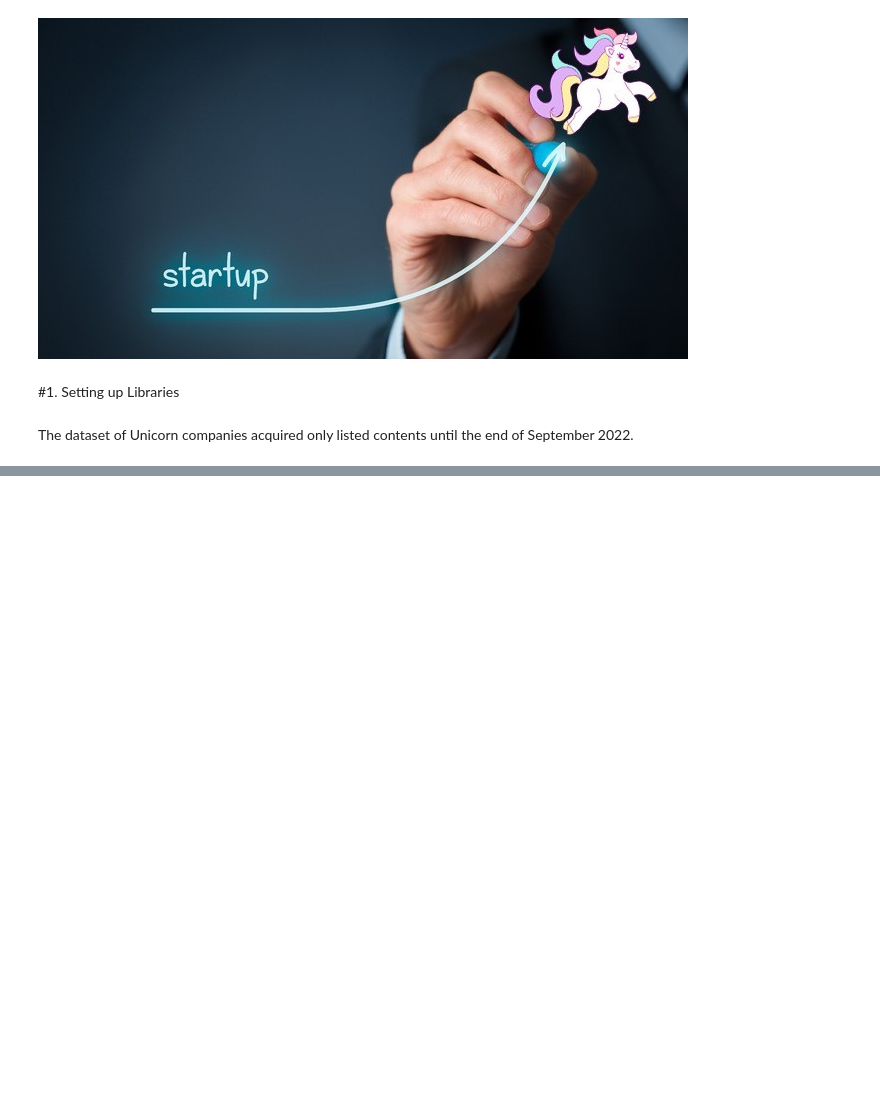
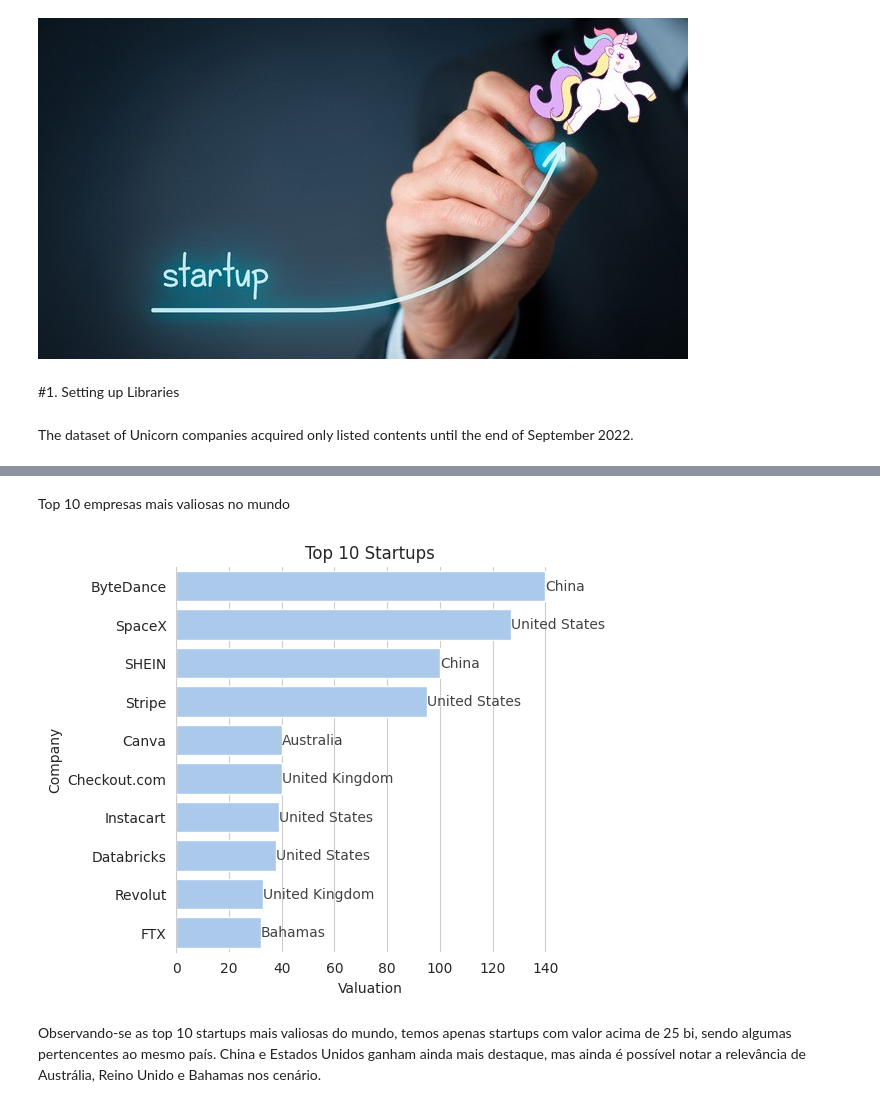
Before and after one commit to gabriel-cm-saldanha/Unicorn_Startups, a Jupyter notebook: Projeto_Unicornios.ipynb, the cells around one changed output, grey strips where cells are left out. Cells and saved outputs as stored; diff of their text form; code cells hidden in the pictures; blank space fills up the shorter version.

```diff
--- a/Projeto_Unicornios.ipynb
+++ b/Projeto_Unicornios.ipynb
@@ -42,0 +166,4 @@ df.head()
+# %%
+df.loc[df_ref.index, ['Industry']] = df_ref[['City']].values
+df.loc[df_ref.index, ['City']] = df_ref[['Investors']].values
+df.loc[df_ref.index, ['Investors']] = df_ref[['Industry']].values
@@ -42,0 +172,7 @@ df.head()
+# %%
+df = pd.concat([df, df['Investors'].str.split(', ', expand=True)], axis=1)
+df = df.rename(columns={
+                0:"investor_1",
+                1:"investor_2",
+                2:'investor_3',
+                3:'investor_4'})
@@ -42,0 +181,18 @@ df.head()
+# %%
+sns.set_palette("pastel")
+sns.set_style("whitegrid")
+# %%
+most_valuable = df.groupby('Country')\
+                .agg({'Valuation': 'max', 'Company':'first'})\
+                .sort_values(by='Valuation', ascending=False).reset_index()
+
+plt.figure(figsize=(5,10))
+
+fig = sns.barplot(data=most_valuable, x='Valuation', y='Country', ci=None)
+fig.set(title='Most Valuable Startup of each Country', ylabel='Country', xlabel='Valuation')
+fig.spines[['top','bottom','right']].set_visible(False)
+
+for i, row in most_valuable.iterrows():
+  fig.text(row['Valuation'], i, str(row['Company']), va='center', color='#424242')
+
+plt.show()
@@ -42,0 +246,19 @@ df.head()
+# %% [markdown]
+Top 10 empresas mais valiosas no mundo
+# %%
+top_10_valuation = df.sort_values(by='Valuation', ascending=False).reset_index()[:10]
+
+plt.figure(figsize=(5,5))
+
+fig = sns.barplot(data=top_10_valuation, x='Valuation', y='Company', ci=None)
+fig.set(title='Top 10 Startups', ylabel='Company',xlabel='Valuation')
+fig.spines[['top','bottom','right']].set_visible(False)
+
+for i, row in top_10_valuation.iterrows():
+  fig.text(row['Valuation'], i, str(row['Country']), va='center', color='#424242')
+
+plt.show()
+# %% [output]
+[figure, added]
+# %% [markdown]
+Observando-se as top 10 startups mais valiosas do mundo, temos apenas startups com valor acima de 25 bi, sendo algumas pertencentes ao mesmo país. China e Estados Unidos ganham ainda mais destaque, mas ainda é possível notar a relevância de Austrália, Reino Unido e Bahamas nos cenário.
```
Also changed, not shown: parts of 33 cells of this notebook.
